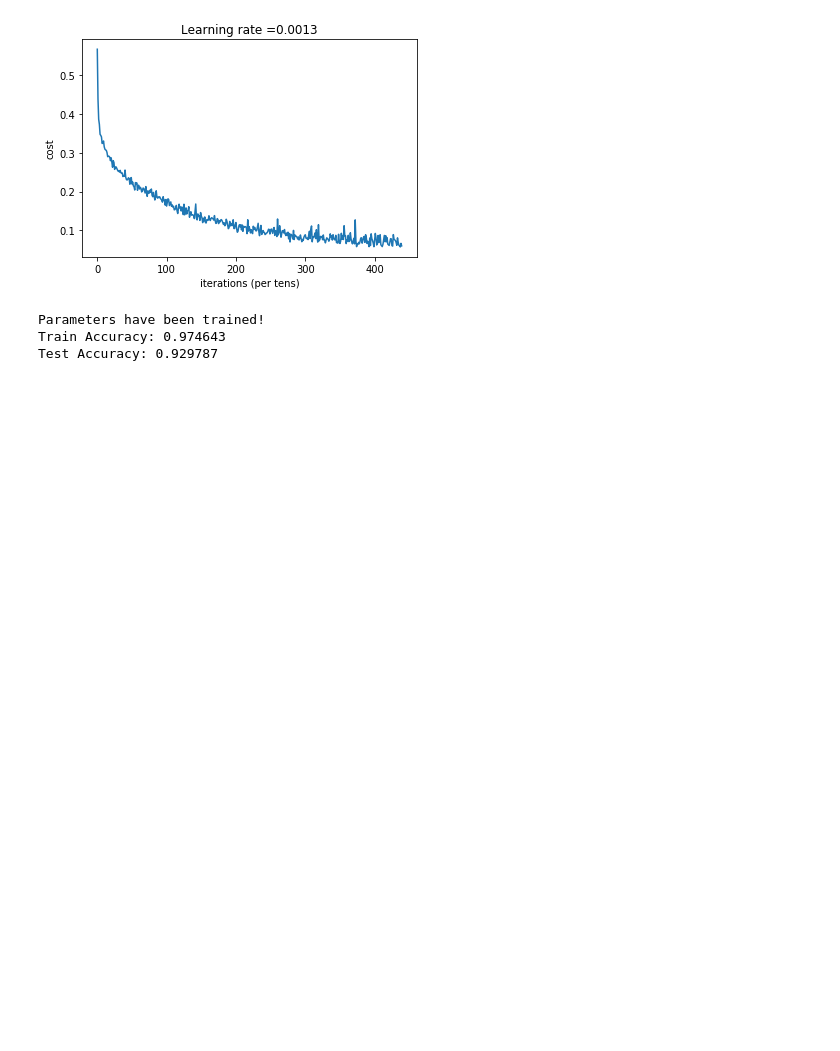
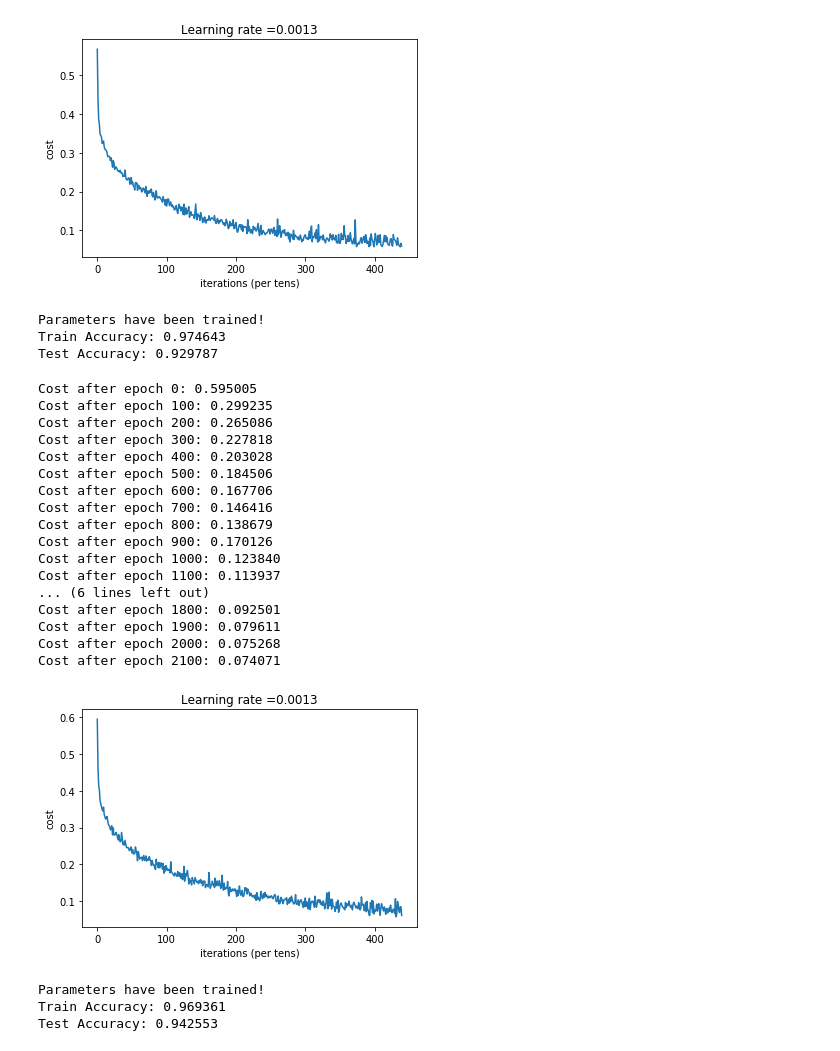
Before and after one commit to AIthenaCapital/AIthena, a Jupyter notebook: Demo1.3.ipynb, the cells around one changed output. Cells and saved outputs as stored; diff of their text form; code cells hidden in the pictures; blank space fills up the shorter version.

Commit message:
Modified Dropout Amounts - This made the training accuracy and test accuray higher. Played around    with combination of betas. - Need to increase test accuracy to be closer to training accuracy

```diff
--- a/Demo1.3.ipynb
+++ b/Demo1.3.ipynb
@@ -360,7 +360,7 @@ def forward_propagation(X, parameters):
 
     # 3rd Hidden Layer (Selu)
     Z4 = tf.add(tf.matmul(W4,A3), b4)
-    dropout3 = tf.nn.dropout(Z4, keep_prob = 1)
+    dropout3 = tf.nn.dropout(Z4, keep_prob = 0.9)
     A4 = tf.nn.selu(dropout3)
 
     # 4th Hidden Layer (tanh)
@@ -924,3 +924,29 @@ Cost after epoch 2100: 0.062745
 Parameters have been trained!
 Train Accuracy: 0.974643
 Test Accuracy: 0.929787
+# %%
+# Testing diff layer 40, 40, 40, 40 beta = 0
+# adding dropout  0.5, 0.7, 0.9, 1
+parameters = model(trainX, trainY, testX,testY, beta = 0, beta1 = 0.9, beta2 = 0.999,  epsilon = 1e-8)
+# %% [output]
+Cost after epoch 0: 0.595005
+Cost after epoch 100: 0.299235
+Cost after epoch 200: 0.265086
+Cost after epoch 300: 0.227818
+Cost after epoch 400: 0.203028
+Cost after epoch 500: 0.184506
+Cost after epoch 600: 0.167706
+Cost after epoch 700: 0.146416
+Cost after epoch 800: 0.138679
+Cost after epoch 900: 0.170126
+Cost after epoch 1000: 0.123840
+Cost after epoch 1100: 0.113937
+... (6 lines left out)
+Cost after epoch 1800: 0.092501
+Cost after epoch 1900: 0.079611
+Cost after epoch 2000: 0.075268
+Cost after epoch 2100: 0.074071
+[figure, added]
+Parameters have been trained!
+Train Accuracy: 0.969361
+Test Accuracy: 0.942553
```
Also changed, not shown: parts of 6 cells of this notebook.
